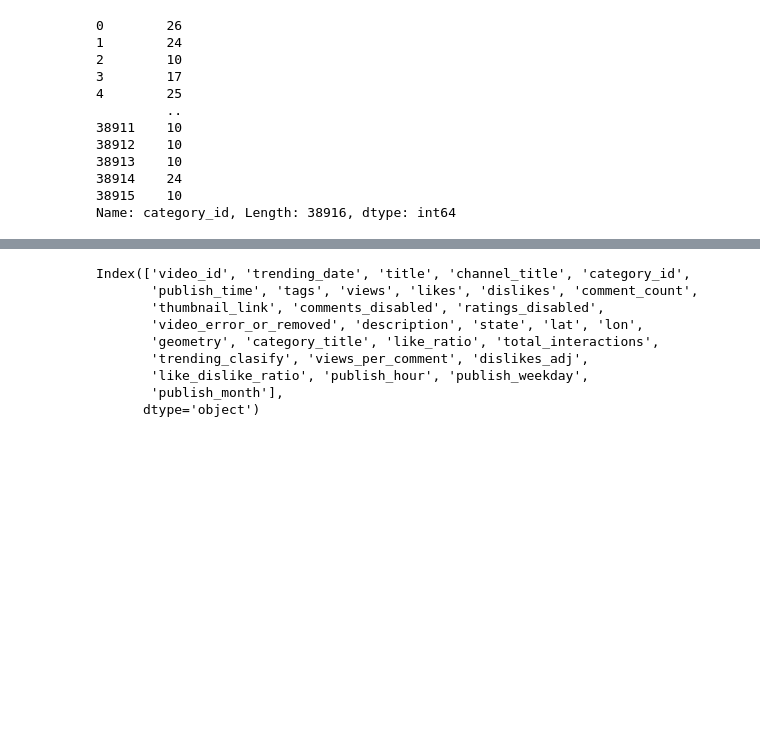
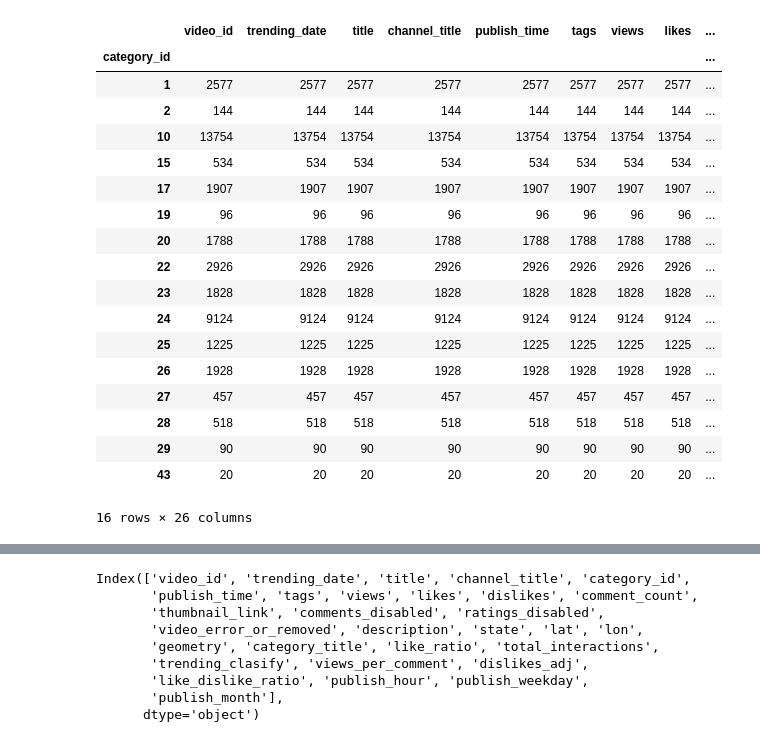
Before and after one commit to rodrigo-g08/FDS-2025-1-259, a Jupyter notebook: regression.ipynb, the cells around one changed output, grey strips where cells are left out. Cells and saved outputs as stored; diff of their text form; code cells hidden in the pictures; blank space fills up the shorter version.

```diff
--- a/regression.ipynb
+++ b/regression.ipynb
@@ -11,21 +11,28 @@ import os
 import joblib
 # %%
 df =  pd.read_csv('dataset_completo_con_ratios.csv')
-df['category_id']
+df.groupby(df['category_id']).count()
 #df.head()
 # %% [output]
+|  | video_id | trending_date | title | channel_title | publish_time | tags | views | likes | ... |
+| category_id |  |  |  |  |  |  |  |  | ... |
+| 1 | 2577 | 2577 | 2577 | 2577 | 2577 | 2577 | 2577 | 2577 | ... |
+| 2 | 144 | 144 | 144 | 144 | 144 | 144 | 144 | 144 | ... |
+| 10 | 13754 | 13754 | 13754 | 13754 | 13754 | 13754 | 13754 | 13754 | ... |
+| 15 | 534 | 534 | 534 | 534 | 534 | 534 | 534 | 534 | ... |
+| 17 | 1907 | 1907 | 1907 | 1907 | 1907 | 1907 | 1907 | 1907 | ... |
+| 19 | 96 | 96 | 96 | 96 | 96 | 96 | 96 | 96 | ... |
+| 20 | 1788 | 1788 | 1788 | 1788 | 1788 | 1788 | 1788 | 1788 | ... |
+| 22 | 2926 | 2926 | 2926 | 2926 | 2926 | 2926 | 2926 | 2926 | ... |
+| 23 | 1828 | 1828 | 1828 | 1828 | 1828 | 1828 | 1828 | 1828 | ... |
+| 24 | 9124 | 9124 | 9124 | 9124 | 9124 | 9124 | 9124 | 9124 | ... |
+| 25 | 1225 | 1225 | 1225 | 1225 | 1225 | 1225 | 1225 | 1225 | ... |
+| 26 | 1928 | 1928 | 1928 | 1928 | 1928 | 1928 | 1928 | 1928 | ... |
+| 27 | 457 | 457 | 457 | 457 | 457 | 457 | 457 | 457 | ... |
+| 28 | 518 | 518 | 518 | 518 | 518 | 518 | 518 | 518 | ... |
+| 29 | 90 | 90 | 90 | 90 | 90 | 90 | 90 | 90 | ... |
+| 43 | 20 | 20 | 20 | 20 | 20 | 20 | 20 | 20 | ... |
-0        26
-1        24
-2        10
-3        17
-4        25
-         ..
-38911    10
-38912    10
-38913    10
-38914    24
-38915    10
-Name: category_id, Length: 38916, dtype: int64
+16 rows × 26 columns
 # %%
 df['publish_time'] = pd.to_datetime(df['publish_time'])
 df['publish_hour'] = df['publish_time'].dt.hour
```
Also changed, not shown: parts of 12 cells of this notebook.
